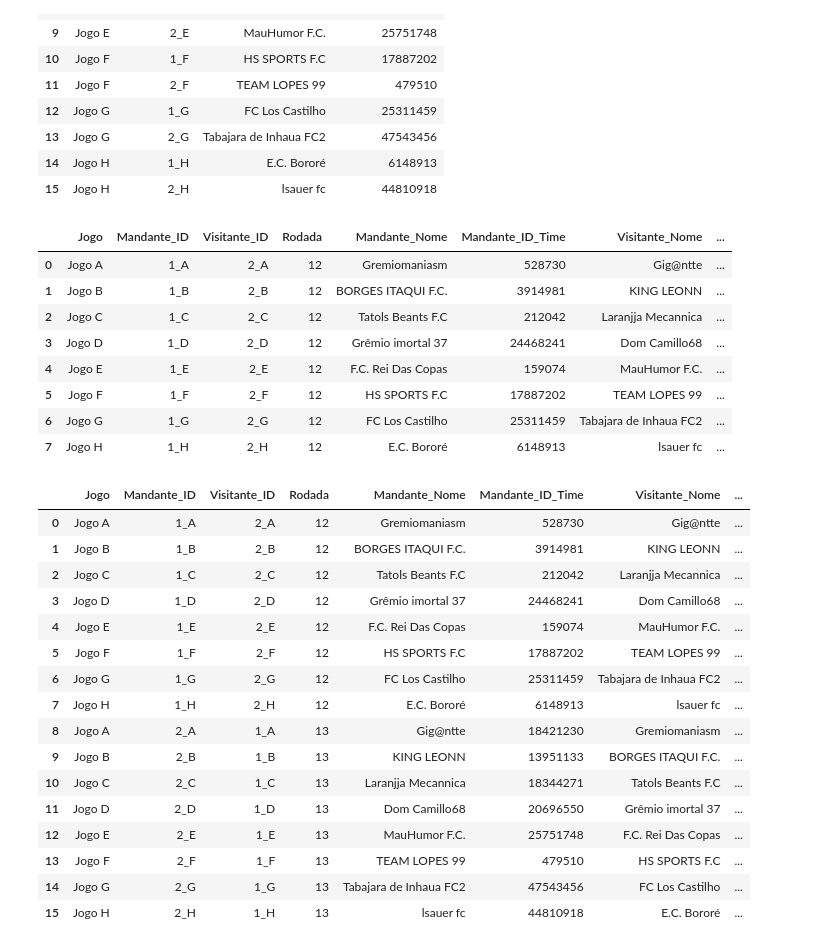
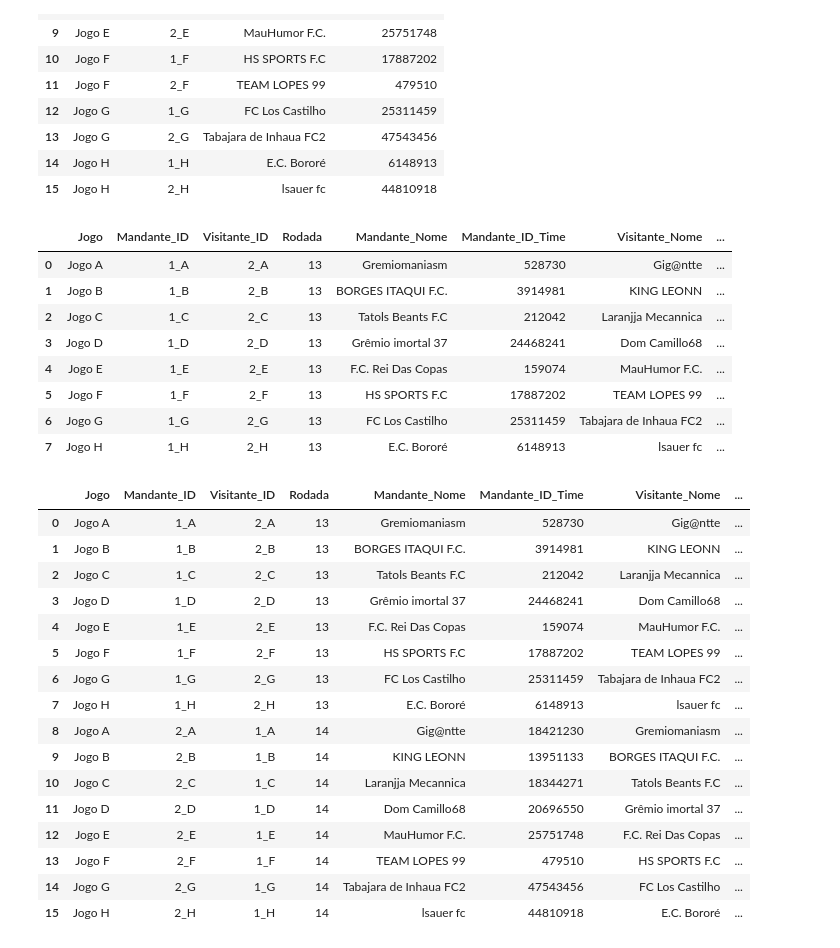
Before and after one commit to FernandoBC23/cartola_fbc, a Jupyter notebook: sulamericana/datasets_sula/busca_dados_sula_oitavas.ipynb, the cells around one changed output. Drawn from its saved outputs; the diff is of its cells as text; code cells hidden in the pictures.

Commit message:
Ajustes Sulamericana
Implementando Copa Sulamericana, vários detalhes para ajustar.

```diff
--- a/sulamericana/datasets_sula/busca_dados_sula_oitavas.ipynb
+++ b/sulamericana/datasets_sula/busca_dados_sula_oitavas.ipynb
@@ -187,28 +185,28 @@ display(df_visitantes)
 # %%
 # Transformar em DataFrame
 df_confrontos = pd.DataFrame(confrontos_13a_rodada, columns=["Jogo", "Mandante_ID", "Visitante_ID"])
-df_confrontos["Rodada"] = 12  # <<< ADICIONAR ESTA LINHA
+df_confrontos["Rodada"] = 13  # <<< ADICIONAR ESTA LINHA
 df_rodada_13 = df_confrontos.merge(df_mandantes, on=["Jogo", "Mandante_ID"])
 df_rodada_13 = df_rodada_13.merge(df_visitantes, on=["Jogo", "Visitante_ID"])
 
 
 # Transformar em DataFrame
 df_confrontos_14 = pd.DataFrame(confrontos_14a_rodada, columns=["Jogo", "Mandante_ID", "Visitante_ID"])
-df_confrontos_14["Rodada"] = 13
+df_confrontos_14["Rodada"] = 14
 df_rodada_14 = df_confrontos_14.merge(df_mandantes, on=["Jogo", "Mandante_ID"])
 df_rodada_14 = df_rodada_14.merge(df_visitantes, on=["Jogo", "Visitante_ID"])
 
 display(df_rodada_13)
 # %% [output]
 |  | Jogo | Mandante_ID | Visitante_ID | Rodada | Mandante_Nome | Mandante_ID_Time | Visitante_Nome | ... |
-| 0 | Jogo A | 1_A | 2_A | 12 | Gremiomaniasm | 528730 | Gig@ntte | ... |
-| 1 | Jogo B | 1_B | 2_B | 12 | BORGES ITAQUI F.C. | 3914981 | KING LEONN | ... |
-| 2 | Jogo C | 1_C | 2_C | 12 | Tatols Beants F.C | 212042 | Laranjja Mecannica | ... |
-| 3 | Jogo D | 1_D | 2_D | 12 | Grêmio imortal 37 | 24468241 | Dom Camillo68 | ... |
-| 4 | Jogo E | 1_E | 2_E | 12 | F.C. Rei Das Copas | 159074 | MauHumor F.C. | ... |
-| 5 | Jogo F | 1_F | 2_F | 12 | HS SPORTS F.C | 17887202 | TEAM LOPES 99 | ... |
-| 6 | Jogo G | 1_G | 2_G | 12 | FC Los Castilho | 25311459 | Tabajara de Inhaua FC2 | ... |
-| 7 | Jogo H | 1_H | 2_H | 12 | E.C. Bororé | 6148913 | lsauer fc | ... |
+| 0 | Jogo A | 1_A | 2_A | 13 | Gremiomaniasm | 528730 | Gig@ntte | ... |
+| 1 | Jogo B | 1_B | 2_B | 13 | BORGES ITAQUI F.C. | 3914981 | KING LEONN | ... |
+| 2 | Jogo C | 1_C | 2_C | 13 | Tatols Beants F.C | 212042 | Laranjja Mecannica | ... |
+| 3 | Jogo D | 1_D | 2_D | 13 | Grêmio imortal 37 | 24468241 | Dom Camillo68 | ... |
+| 4 | Jogo E | 1_E | 2_E | 13 | F.C. Rei Das Copas | 159074 | MauHumor F.C. | ... |
+| 5 | Jogo F | 1_F | 2_F | 13 | HS SPORTS F.C | 17887202 | TEAM LOPES 99 | ... |
+| 6 | Jogo G | 1_G | 2_G | 13 | FC Los Castilho | 25311459 | Tabajara de Inhaua FC2 | ... |
+| 7 | Jogo H | 1_H | 2_H | 13 | E.C. Bororé | 6148913 | lsauer fc | ... |
 # %%
 df_rodadas = pd.concat([
     df_rodada_13,
@@ -224,22 +222,22 @@ df_rodadas.to_excel("confrontos_oitavas_sula.xlsx", index=False)
 display(df_rodadas.head(20))
 # %% [output]
 |  | Jogo | Mandante_ID | Visitante_ID | Rodada | Mandante_Nome | Mandante_ID_Time | Visitante_Nome | ... |
-| 0 | Jogo A | 1_A | 2_A | 12 | Gremiomaniasm | 528730 | Gig@ntte | ... |
-| 1 | Jogo B | 1_B | 2_B | 12 | BORGES ITAQUI F.C. | 3914981 | KING LEONN | ... |
-| 2 | Jogo C | 1_C | 2_C | 12 | Tatols Beants F.C | 212042 | Laranjja Mecannica | ... |
-| 3 | Jogo D | 1_D | 2_D | 12 | Grêmio imortal 37 | 24468241 | Dom Camillo68 | ... |
-| 4 | Jogo E | 1_E | 2_E | 12 | F.C. Rei Das Copas | 159074 | MauHumor F.C. | ... |
-| 5 | Jogo F | 1_F | 2_F | 12 | HS SPORTS F.C | 17887202 | TEAM LOPES 99 | ... |
-| 6 | Jogo G | 1_G | 2_G | 12 | FC Los Castilho | 25311459 | Tabajara de Inhaua FC2 | ... |
-| 7 | Jogo H | 1_H | 2_H | 12 | E.C. Bororé | 6148913 | lsauer fc | ... |
-| 8 | Jogo A | 2_A | 1_A | 13 | Gig@ntte | 18421230 | Gremiomaniasm | ... |
-| 9 | Jogo B | 2_B | 1_B | 13 | KING LEONN | 13951133 | BORGES ITAQUI F.C. | ... |
-| 10 | Jogo C | 2_C | 1_C | 13 | Laranjja Mecannica | 18344271 | Tatols Beants F.C | ... |
-| 11 | Jogo D | 2_D | 1_D | 13 | Dom Camillo68 | 20696550 | Grêmio imortal 37 | ... |
-| 12 | Jogo E | 2_E | 1_E | 13 | MauHumor F.C. | 25751748 | F.C. Rei Das Copas | ... |
-| 13 | Jogo F | 2_F | 1_F | 13 | TEAM LOPES 99 | 479510 | HS SPORTS F.C | ... |
-| 14 | Jogo G | 2_G | 1_G | 13 | Tabajara de Inhaua FC2 | 47543456 | FC Los Castilho | ... |
-| 15 | Jogo H | 2_H | 1_H | 13 | lsauer fc | 44810918 | E.C. Bororé | ... |
+| 0 | Jogo A | 1_A | 2_A | 13 | Gremiomaniasm | 528730 | Gig@ntte | ... |
+| 1 | Jogo B | 1_B | 2_B | 13 | BORGES ITAQUI F.C. | 3914981 | KING LEONN | ... |
+| 2 | Jogo C | 1_C | 2_C | 13 | Tatols Beants F.C | 212042 | Laranjja Mecannica | ... |
+| 3 | Jogo D | 1_D | 2_D | 13 | Grêmio imortal 37 | 24468241 | Dom Camillo68 | ... |
+| 4 | Jogo E | 1_E | 2_E | 13 | F.C. Rei Das Copas | 159074 | MauHumor F.C. | ... |
+| 5 | Jogo F | 1_F | 2_F | 13 | HS SPORTS F.C | 17887202 | TEAM LOPES 99 | ... |
+| 6 | Jogo G | 1_G | 2_G | 13 | FC Los Castilho | 25311459 | Tabajara de Inhaua FC2 | ... |
+| 7 | Jogo H | 1_H | 2_H | 13 | E.C. Bororé | 6148913 | lsauer fc | ... |
+| 8 | Jogo A | 2_A | 1_A | 14 | Gig@ntte | 18421230 | Gremiomaniasm | ... |
+| 9 | Jogo B | 2_B | 1_B | 14 | KING LEONN | 13951133 | BORGES ITAQUI F.C. | ... |
+| 10 | Jogo C | 2_C | 1_C | 14 | Laranjja Mecannica | 18344271 | Tatols Beants F.C | ... |
+| 11 | Jogo D | 2_D | 1_D | 14 | Dom Camillo68 | 20696550 | Grêmio imortal 37 | ... |
+| 12 | Jogo E | 2_E | 1_E | 14 | MauHumor F.C. | 25751748 | F.C. Rei Das Copas | ... |
+| 13 | Jogo F | 2_F | 1_F | 14 | TEAM LOPES 99 | 479510 | HS SPORTS F.C | ... |
+| 14 | Jogo G | 2_G | 1_G | 14 | Tabajara de Inhaua FC2 | 47543456 | FC Los Castilho | ... |
+| 15 | Jogo H | 2_H | 1_H | 14 | lsauer fc | 44810918 | E.C. Bororé | ... |
 # %%
 # Criar lista de dicionários no formato desejado
 confrontos_js_oitavas_sula = []
```
Also changed, not shown: parts of 16 cells of this notebook, 13 other files.
